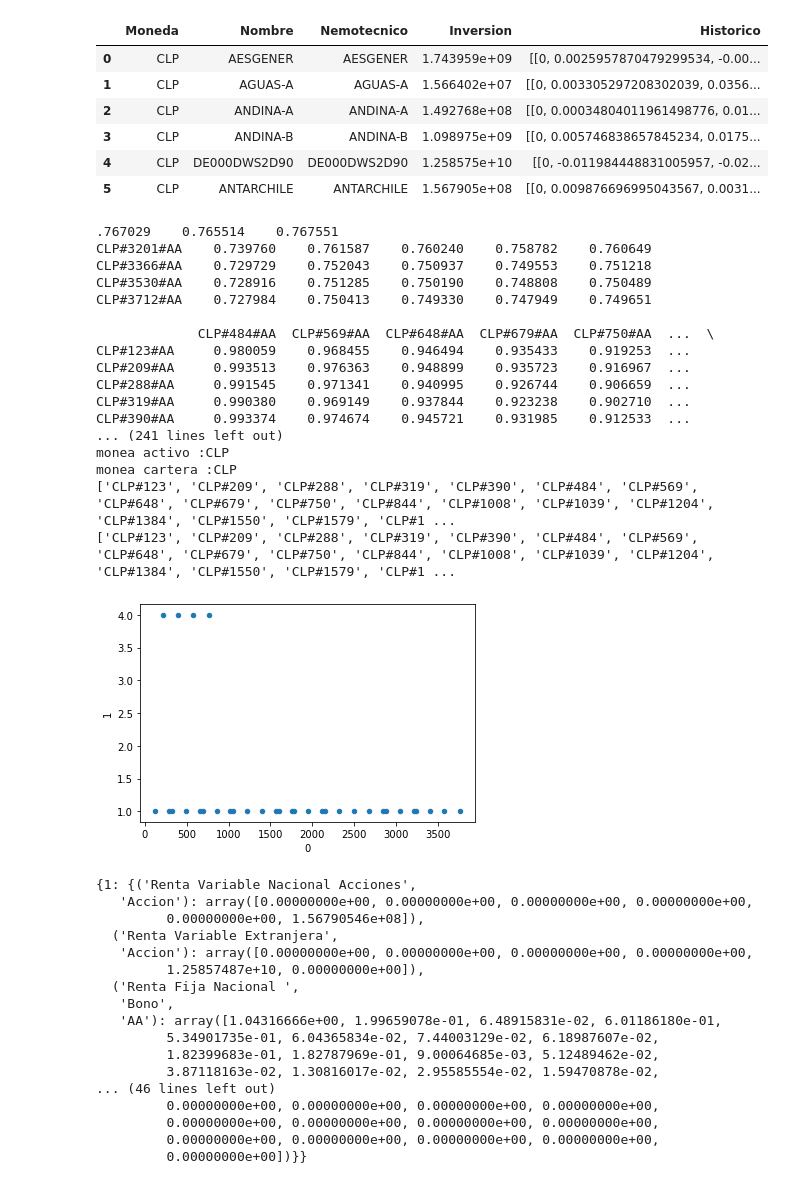
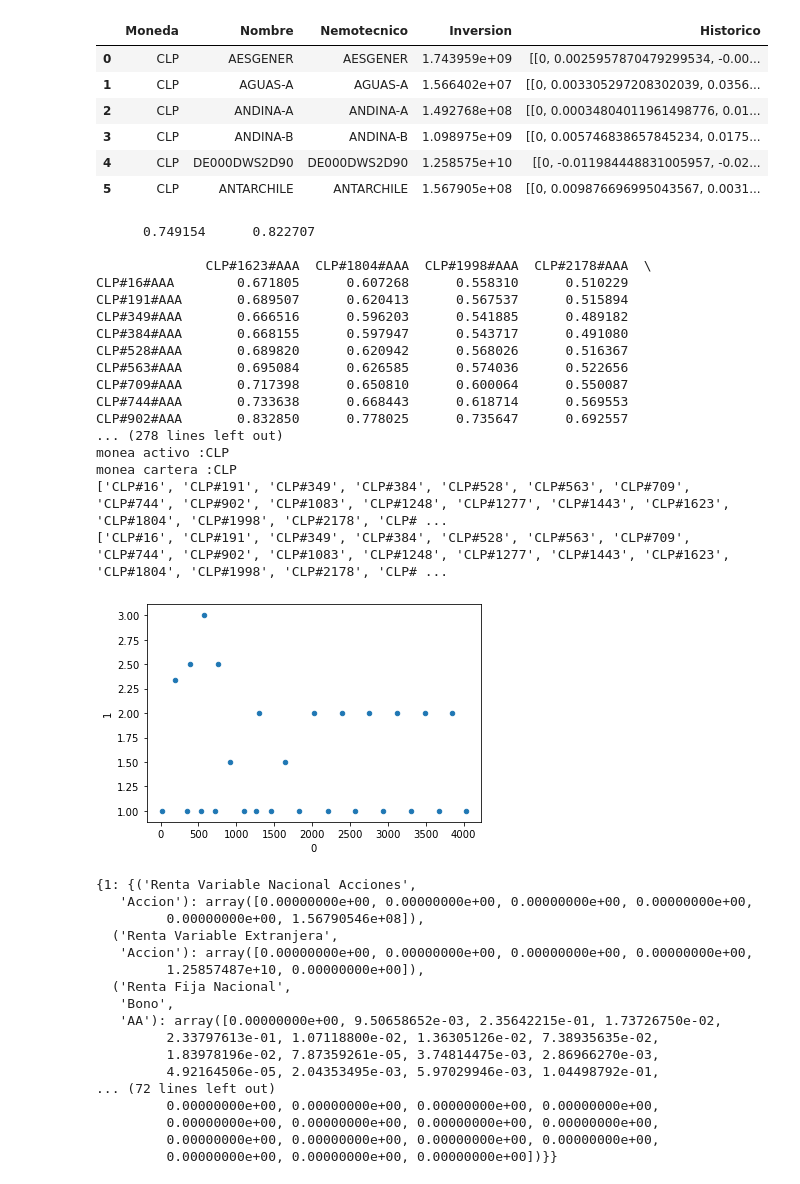
Before and after one commit to GrosoWoW/Practica, a Jupyter notebook: Intento/Cartera/Simulacion_Cartera_ALIVE.ipynb, the cells around one changed output. Saved outputs shown, nothing was run; the diff lists cells and outputs as text; code cells hidden in the pictures.

Commit message:
Dejando todo en moneda cartera

```diff
--- a/Intento/Cartera/Simulacion_Cartera_ALIVE.ipynb
+++ b/Intento/Cartera/Simulacion_Cartera_ALIVE.ipynb
@@ -181,26 +181,26 @@ acciones
 | 4 | CLP | DE000DWS2D90 | DE000DWS2D90 | 1.258575e+10 | [[0, -0.011984448831005957, -0.02... |
 | 5 | CLP | ANTARCHILE | ANTARCHILE | 1.567905e+08 | [[0, 0.009876696995043567, 0.0031... |
 # %%
-cartera = Cartera(acciones, bonos.head(2), derivados, "CLP", datetime.date(2019, 10, 14), cn)
+cartera = Cartera(acciones, bonos.head(3), derivados, "CLP", datetime.date(2019, 10, 14), cn)
 # %% [output]
-.767029    0.765514    0.767551
-CLP#3201#AA    0.739760    0.761587    0.760240    0.758782    0.760649
-CLP#3366#AA    0.729729    0.752043    0.750937    0.749553    0.751218
-CLP#3530#AA    0.728916    0.751285    0.750190    0.748808    0.750489
-CLP#3712#AA    0.727984    0.750413    0.749330    0.747949    0.749651
+      0.749154      0.822707
 
-             CLP#484#AA  CLP#569#AA  CLP#648#AA  CLP#679#AA  CLP#750#AA  ...  \
-CLP#123#AA     0.980059    0.968455    0.946494    0.935433    0.919253  ...
-CLP#209#AA     0.993513    0.976363    0.948899    0.935723    0.916967  ...
-CLP#288#AA     0.991545    0.971341    0.940995    0.926744    0.906659  ...
-CLP#319#AA     0.990380    0.969149    0.937844    0.923238    0.902710  ...
-CLP#390#AA     0.993374    0.974674    0.945721    0.931985    0.912533  ...
-... (241 lines left out)
+              CLP#1623#AAA  CLP#1804#AAA  CLP#1998#AAA  CLP#2178#AAA  \
+CLP#16#AAA        0.671805      0.607268      0.558310      0.510229
+CLP#191#AAA       0.689507      0.620413      0.567537      0.515894
+CLP#349#AAA       0.666516      0.596203      0.541885      0.489182
+CLP#384#AAA       0.668155      0.597947      0.543717      0.491080
+CLP#528#AAA       0.689820      0.620942      0.568026      0.516367
+CLP#563#AAA       0.695084      0.626585      0.574036      0.522656
+CLP#709#AAA       0.717398      0.650810      0.600064      0.550087
+CLP#744#AAA       0.733638      0.668443      0.618714      0.569553
+CLP#902#AAA       0.832850      0.778025      0.735647      0.692557
+... (278 lines left out)
 monea activo :CLP
 monea cartera :CLP
-['CLP#123', 'CLP#209', 'CLP#288', 'CLP#319', 'CLP#390', 'CLP#484', 'CLP#569', 'CLP#648', 'CLP#679', 'CLP#750', 'CLP#844', 'CLP#1008', 'CLP#1039', 'CLP#1204', 'CLP#1384', 'CLP#1550', 'CLP#1579', 'CLP#1 ...
-['CLP#123', 'CLP#209', 'CLP#288', 'CLP#319', 'CLP#390', 'CLP#484', 'CLP#569', 'CLP#648', 'CLP#679', 'CLP#750', 'CLP#844', 'CLP#1008', 'CLP#1039', 'CLP#1204', 'CLP#1384', 'CLP#1550', 'CLP#1579', 'CLP#1 ...
+['CLP#16', 'CLP#191', 'CLP#349', 'CLP#384', 'CLP#528', 'CLP#563', 'CLP#709', 'CLP#744', 'CLP#902', 'CLP#1083', 'CLP#1248', 'CLP#1277', 'CLP#1443', 'CLP#1623', 'CLP#1804', 'CLP#1998', 'CLP#2178', 'CLP# ...
+['CLP#16', 'CLP#191', 'CLP#349', 'CLP#384', 'CLP#528', 'CLP#563', 'CLP#709', 'CLP#744', 'CLP#902', 'CLP#1083', 'CLP#1248', 'CLP#1277', 'CLP#1443', 'CLP#1623', 'CLP#1804', 'CLP#1998', 'CLP#2178', 'CLP# ...
-[figure, old version]
+[figure, new version]
 # %%
 cartera.get_diccionario_niveles()
 # %% [output]
@@ -210,15 +210,15 @@ cartera.get_diccionario_niveles()
   ('Renta Variable Extranjera',
    'Accion'): array([0.00000000e+00, 0.00000000e+00, 0.00000000e+00, 0.00000000e+00,
          1.25857487e+10, 0.00000000e+00]),
-  ('Renta Fija Nacional ',
+  ('Renta Fija Nacional',
    'Bono',
-   'AA'): array([1.04316666e+00, 1.99659078e-01, 6.48915831e-02, 6.01186180e-01,
-         5.34901735e-01, 6.04365834e-02, 7.44003129e-02, 6.18987607e-02,
-         1.82399683e-01, 1.82787969e-01, 9.00064685e-03, 5.12489462e-02,
-         3.87118163e-02, 1.30816017e-02, 2.95585554e-02, 1.59470878e-02,
-... (46 lines left out)
+   'AA'): array([0.00000000e+00, 9.50658652e-03, 2.35642215e-01, 1.73726750e-02,
+         2.33797613e-01, 1.07118800e-02, 1.36305126e-02, 7.38935635e-02,
+         1.83978196e-02, 7.87359261e-05, 3.74814475e-03, 2.86966270e-03,
+         4.92164506e-05, 2.04353495e-03, 5.97029946e-03, 1.04498792e-01,
+... (72 lines left out)
          0.00000000e+00, 0.00000000e+00, 0.00000000e+00, 0.00000000e+00,
          0.00000000e+00, 0.00000000e+00, 0.00000000e+00, 0.00000000e+00,
          0.00000000e+00, 0.00000000e+00, 0.00000000e+00, 0.00000000e+00,
-         0.00000000e+00])}}
+         0.00000000e+00, 0.00000000e+00, 0.00000000e+00])}}
 # %%
```
Also changed, not shown: parts of 10 cells of this notebook, 3 other files.
